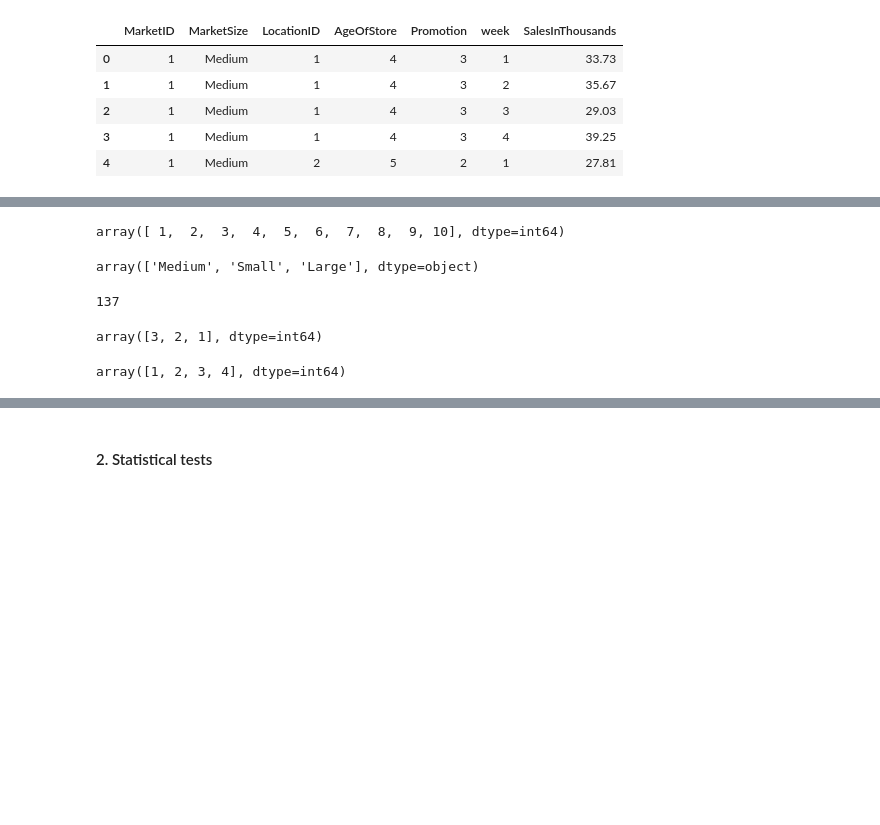
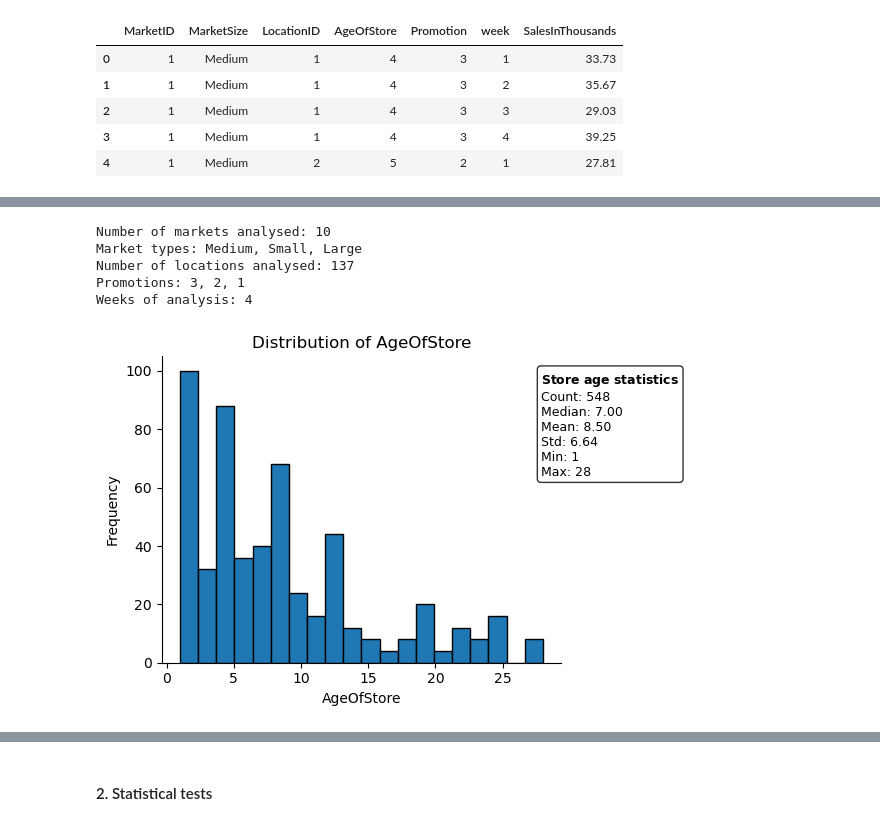
Before and after one commit to Marta-T/Statistical_Testing_Looker_Dashboard, a Jupyter notebook: fast_food_marketing_AB_test.ipynb, the cells around one changed output, grey strips where cells are left out. Saved outputs shown, nothing was run; the diff lists cells and outputs as text; code cells hidden in the pictures; blank space fills up the shorter version.

Commit message:
finishing fast food analysis and exporting the functions

```diff
--- a/fast_food_marketing_AB_test.ipynb
+++ b/fast_food_marketing_AB_test.ipynb
@@ -21,6 +40,6 @@ import seaborn as sns
 # %%
-df = pd.read_csv("./WA_Marketing-Campaign.csv")
-df.head(5)
+df_food = pd.read_csv("./WA_Marketing-Campaign.csv")
+df_food.head()
 # %% [output]
 |  | MarketID | MarketSize | LocationID | AgeOfStore | Promotion | week | SalesInThousands |
 | 0 | 1 | Medium | 1 | 4 | 3 | 1 | 33.73 |
@@ -53,0 +50,2 @@ dtype: int64
+# %%
+df_food['sales'] = df_food['SalesInThousands'] * 1000
@@ -54,20 +80,28 @@ dtype: int64
 # %%
-df['MarketID'].unique()
+print(f"Number of markets analysed: {df_food['MarketID'].nunique()}")
+market_sizes = df_food['MarketSize'].unique()
+print("Market types:", ", ".join(market_sizes))
+print(f"Number of locations analysed: {df_food['LocationID'].nunique()}")
+promotion_numbers = df_food['Promotion'].unique()
+print("Promotions:", ", ".join([str(p) for p in promotion_numbers]))
+print(f"Weeks of analysis: {df_food['week'].max()}")
 # %% [output]
-array([ 1,  2,  3,  4,  5,  6,  7,  8,  9, 10], dtype=int64)
+Number of markets analysed: 10
+Market types: Medium, Small, Large
+Number of locations analysed: 137
+Promotions: 3, 2, 1
+Weeks of analysis: 4
-# %%
-df['MarketSize'].unique()
-# %% [output]
-array(['Medium', 'Small', 'Large'], dtype=object)
-# %%
-df['LocationID'].nunique()
-# %% [output]
-137
-# %%
-df['Promotion'].unique()
-# %% [output]
-array([3, 2, 1], dtype=int64)
-# %%
-df['week'].unique()
-# %% [output]
-array([1, 2, 3, 4], dtype=int64)
+# %%
+age_stats = (
+    r"$\bf{Store\ age\ statistics}$" + "\n"
+    f"Count: {len(df_food['AgeOfStore'])}\n"
+    f"Median: {df_food['AgeOfStore'].median():.2f}\n"
+    f"Mean: {df_food['AgeOfStore'].mean():.2f}\n"
+    f"Std: {df_food['AgeOfStore'].std():.2f}\n"
+    f"Min: {df_food['AgeOfStore'].min():.0f}\n"
+    f"Max: {df_food['AgeOfStore'].max():.0f}"
+)
+# %%
+histogram(df=df_food, col='AgeOfStore', stats_text=age_stats)
+# %% [output]
+[figure, added]
```
Also changed, not shown: parts of 35 cells of this notebook, 1 other file.
